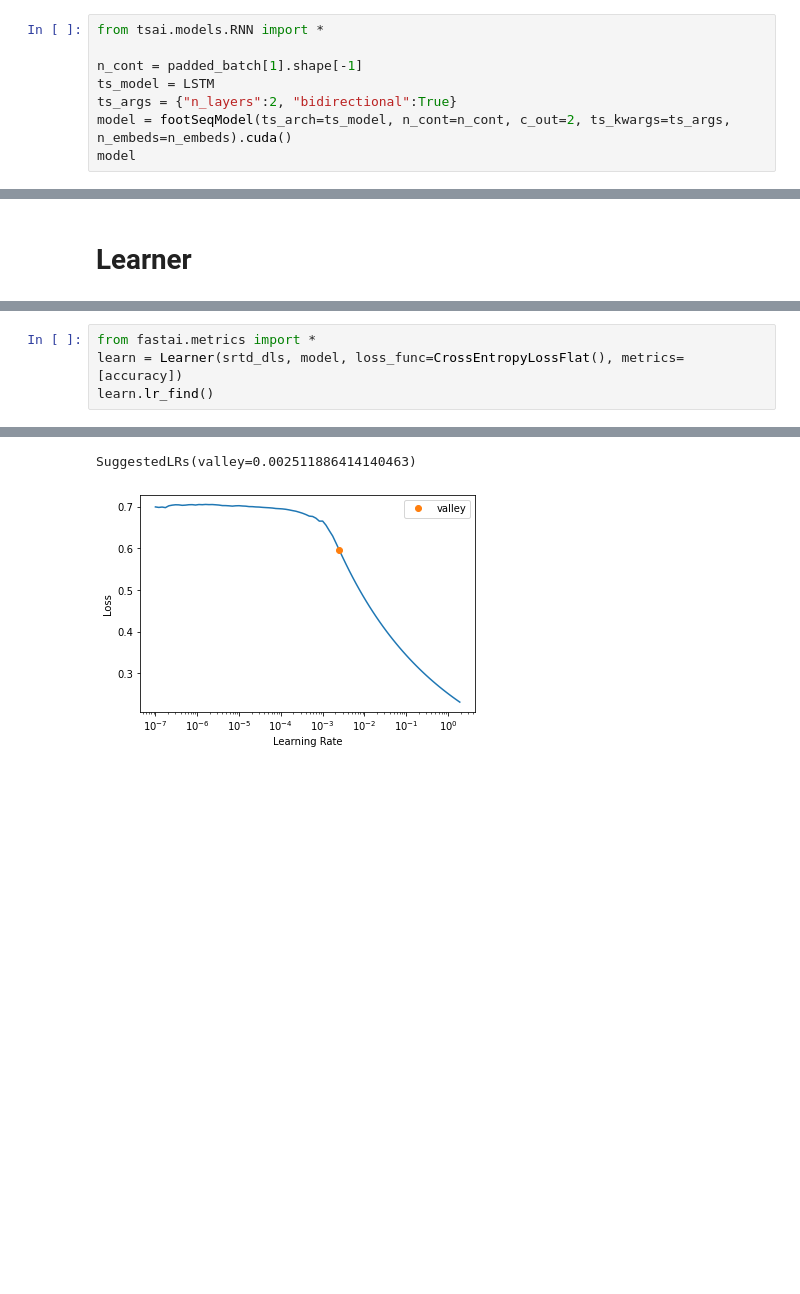
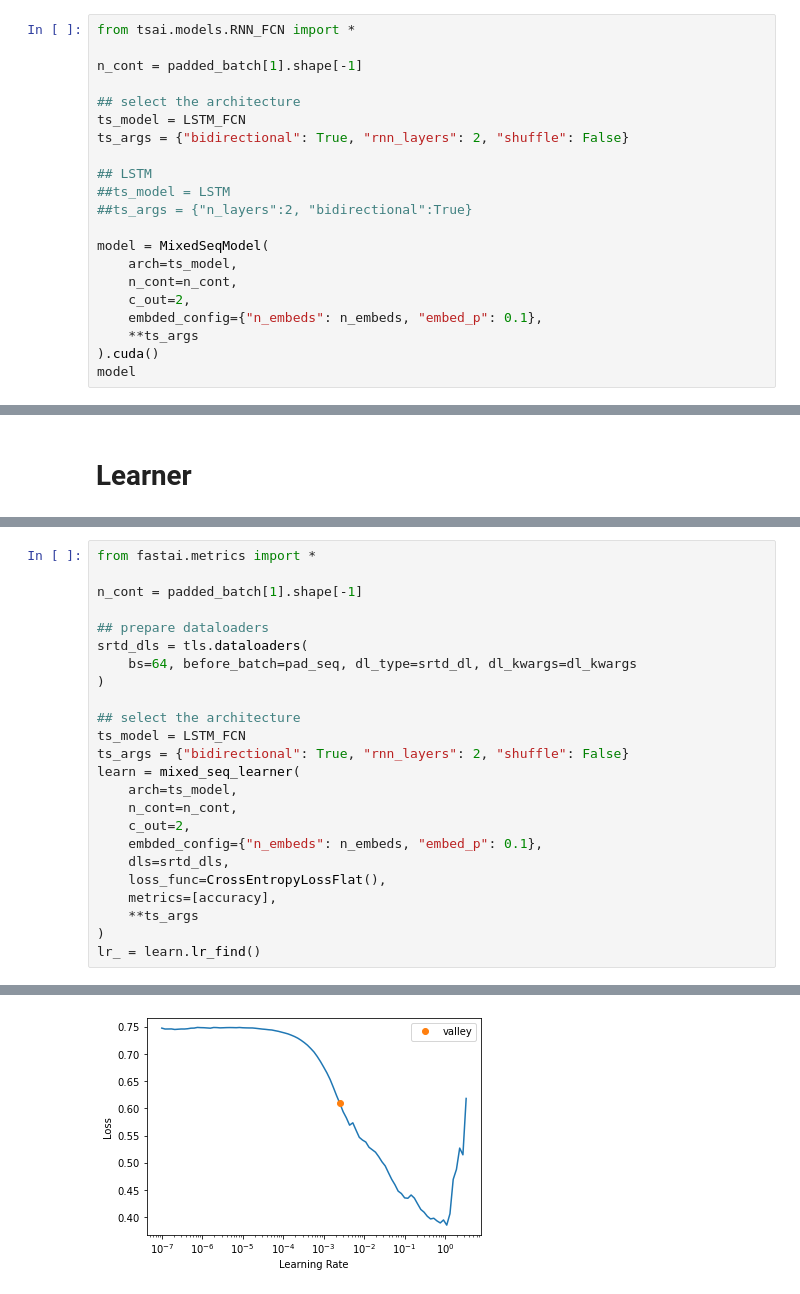
Before and after one commit to tkharrat/footSeq, a Jupyter notebook: 02_learner.ipynb, the cells around one changed output, grey strips where cells are left out. Cells and saved outputs as stored; diff of their text form; blank space fills up the shorter version.

```diff
--- a/02_learner.ipynb
+++ b/02_learner.ipynb
@@ -327,11 +346,24 @@ class footSeqModel(Module):
 
         return self.body(x.transpose(2, 1))
 # %%
-from tsai.models.RNN import *
+from tsai.models.RNN_FCN import *
 
 n_cont = padded_batch[1].shape[-1]
-ts_model = LSTM
-ts_args = {"n_layers":2, "bidirectional":True}
-model = footSeqModel(ts_arch=ts_model, n_cont=n_cont, c_out=2, ts_kwargs=ts_args, n_embeds=n_embeds).cuda()
+
+## select the architecture
+ts_model = LSTM_FCN
+ts_args = {"bidirectional": True, "rnn_layers": 2, "shuffle": False}
+
+## LSTM
+##ts_model = LSTM
+##ts_args = {"n_layers":2, "bidirectional":True}
+
+model = MixedSeqModel(
+    arch=ts_model,
+    n_cont=n_cont,
+    c_out=2,
+    embded_config={"n_embeds": n_embeds, "embed_p": 0.1},
+    **ts_args
+).cuda()
 model
 # %% [output]
@@ -368,9 +503,28 @@ Defining a learner at this stage is straightforward, we just need to decide on t
 # %%
 from fastai.metrics import *
-learn = Learner(srtd_dls, model, loss_func=CrossEntropyLossFlat(), metrics=[accuracy])
-learn.lr_find()
+
+n_cont = padded_batch[1].shape[-1]
+
+## prepare dataloaders
+srtd_dls = tls.dataloaders(
+    bs=64, before_batch=pad_seq, dl_type=srtd_dl, dl_kwargs=dl_kwargs
+)
+
+## select the architecture
+ts_model = LSTM_FCN
+ts_args = {"bidirectional": True, "rnn_layers": 2, "shuffle": False}
+learn = mixed_seq_learner(
+    arch=ts_model,
+    n_cont=n_cont,
+    c_out=2,
+    embded_config={"n_embeds": n_embeds, "embed_p": 0.1},
+    dls=srtd_dls,
+    loss_func=CrossEntropyLossFlat(),
+    metrics=[accuracy],
+    **ts_args
+)
+lr_ = learn.lr_find()
 # %% [output]
 [interactive output not drawn]
-SuggestedLRs(valley=0.002511886414140463)
-[figure, old version]
+[figure, new version]
 # %%
```
Also changed, not shown: parts of 15 cells of this notebook, 6 other files.
